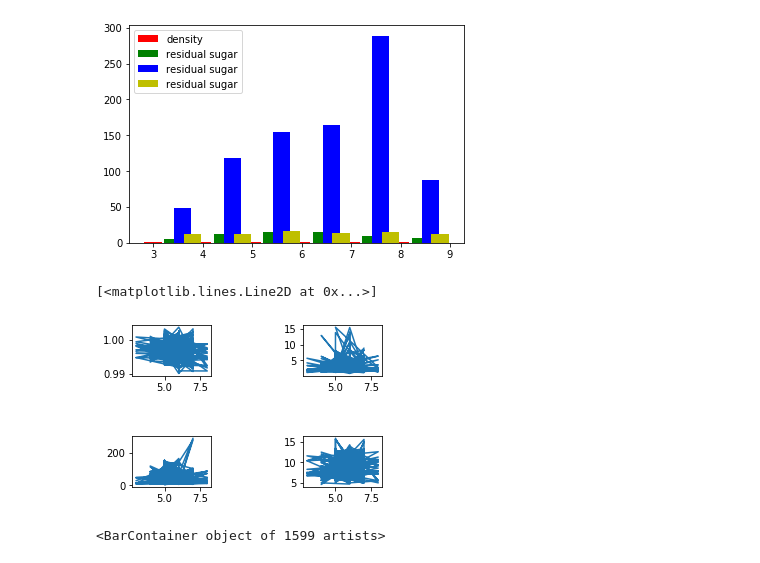
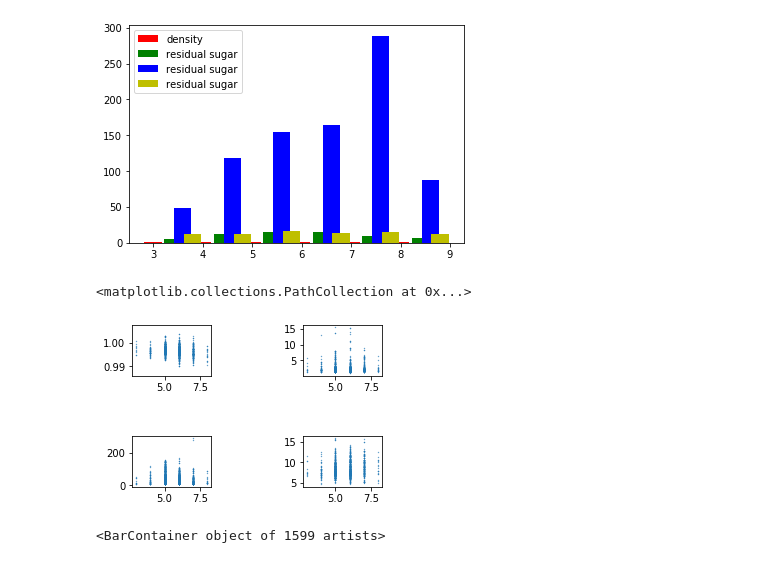
Before and after one commit to SunnyRaj94/Machine-Learning-From-Scratch, a Jupyter notebook: python_libraries/review_python_libraries/01_review_py_lib.ipynb, the cells around one changed output. Saved outputs shown, nothing was run; the diff lists cells and outputs as text; code cells hidden in the pictures.

```diff
--- a/python_libraries/review_python_libraries/01_review_py_lib.ipynb
+++ b/python_libraries/review_python_libraries/01_review_py_lib.ipynb
@@ -70,16 +70,16 @@ plt.legend()
 # %%
 #making subplots of line
 axis_one = plt.subplot2grid((8,8),(0,0),rowspan=2,colspan=2)
 axis_two = plt.subplot2grid((8,8),(0,4),rowspan=2,colspan=2)
 axis_three = plt.subplot2grid((8,8),(4,0),rowspan=2,colspan=2)
 axis_four = plt.subplot2grid((8,8),(4,4),rowspan=2,colspan=2)
-axis_one.plot(quqlity_red,density_red)
-axis_two.plot(quqlity_red,residual_sugar_red)
-axis_three.plot(quqlity_red,total_sulfur_dioxide_red)
-axis_four.plot(quqlity_red,fixed_acidity_red)
+axis_one.scatter(quqlity_red,density_red,s=0.1)
+axis_two.scatter(quqlity_red,residual_sugar_red,s=0.1)
+axis_three.scatter(quqlity_red,total_sulfur_dioxide_red,s=0.1)
+axis_four.scatter(quqlity_red,fixed_acidity_red,s=0.1)
 # %% [output]
-[<matplotlib.lines.Line2D at 0x...>]
+<matplotlib.collections.PathCollection at 0x...>
-[figure, old version]
+[figure, new version]
 # %%
 #making subplots of bars
 bar_one = plt.subplot2grid((8,8),(0,0),rowspan=2,colspan=2)
```
Also changed, not shown: parts of 1 cell of this notebook.
